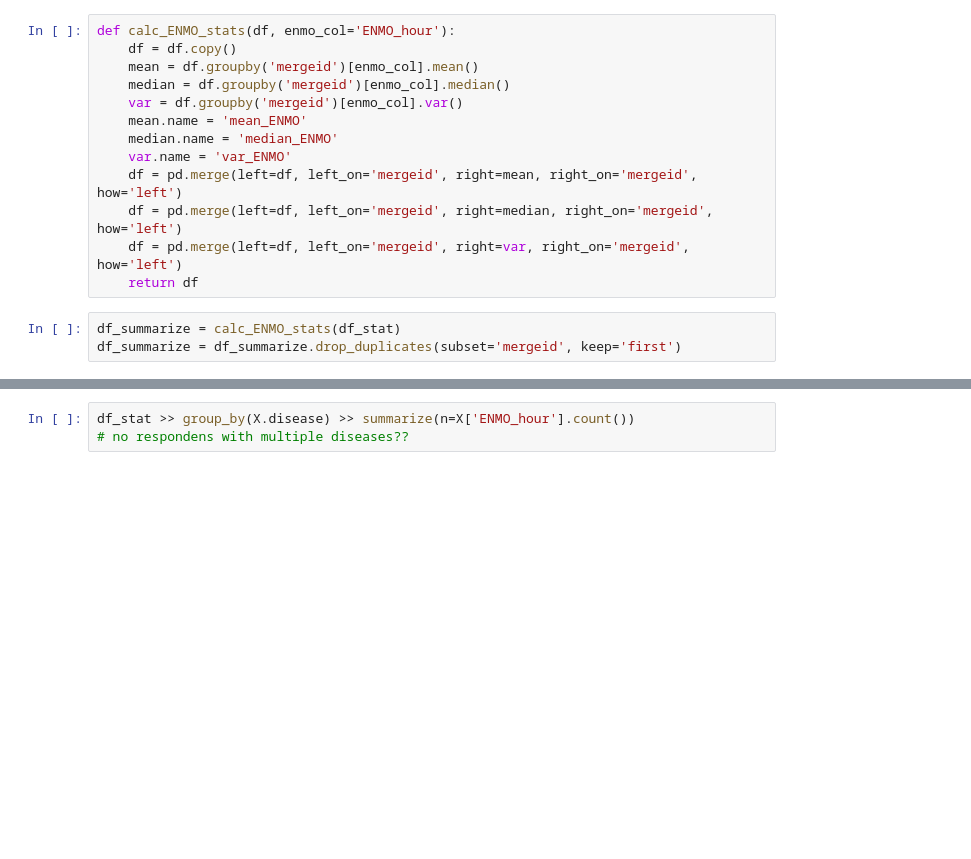
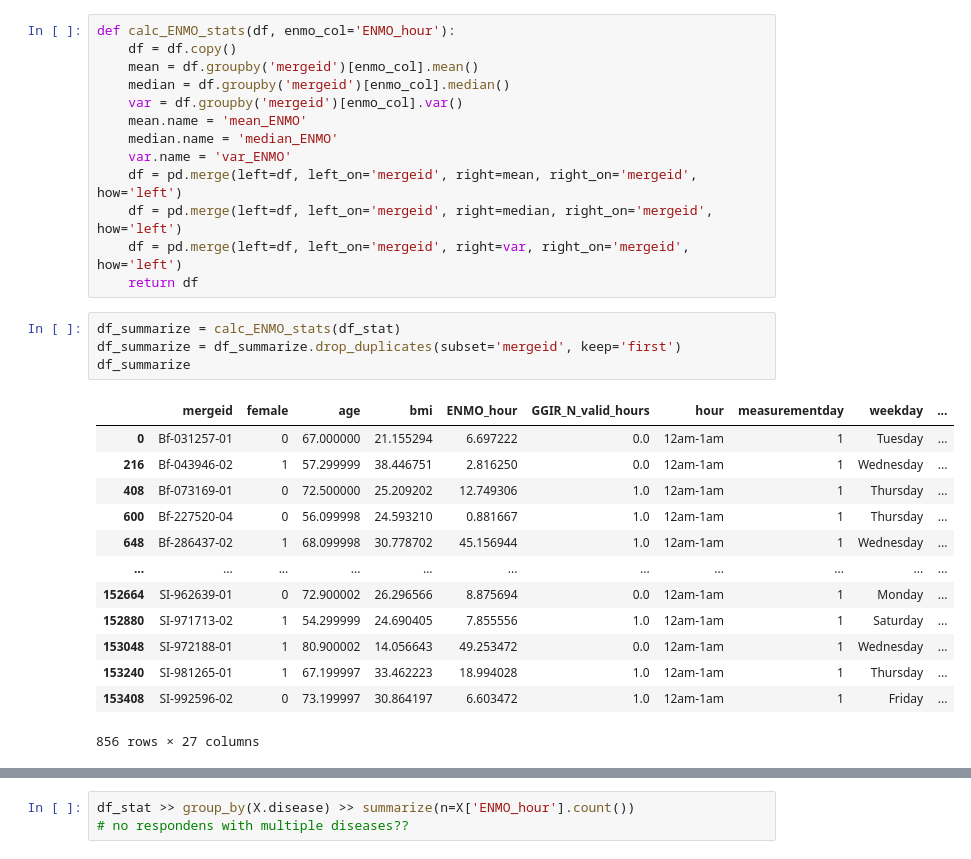
Before and after one commit to niklasprobul/share_wave_8, a Jupyter notebook: ENMO_stat.ipynb, the cells around one changed output, grey strips where cells are left out. Cells and saved outputs as stored; diff of their text form; blank space fills up the shorter version.

```diff
--- a/ENMO_stat.ipynb
+++ b/ENMO_stat.ipynb
@@ -178,3 +178,18 @@ def calc_ENMO_stats(df, enmo_col='ENMO_hour'):
 # %%
 df_summarize = calc_ENMO_stats(df_stat)
 df_summarize = df_summarize.drop_duplicates(subset='mergeid', keep='first')
+df_summarize
+# %% [output]
+|  | mergeid | female | age | bmi | ENMO_hour | GGIR_N_valid_hours | hour | measurementday | weekday | ... |
+| 0 | Bf-031257-01 | 0 | 67.000000 | 21.155294 | 6.697222 | 0.0 | 12am-1am | 1 | Tuesday | ... |
+| 216 | Bf-043946-02 | 1 | 57.299999 | 38.446751 | 2.816250 | 0.0 | 12am-1am | 1 | Wednesday | ... |
+| 408 | Bf-073169-01 | 0 | 72.500000 | 25.209202 | 12.749306 | 1.0 | 12am-1am | 1 | Thursday | ... |
+| 600 | Bf-227520-04 | 0 | 56.099998 | 24.593210 | 0.881667 | 1.0 | 12am-1am | 1 | Thursday | ... |
+| 648 | Bf-286437-02 | 1 | 68.099998 | 30.778702 | 45.156944 | 1.0 | 12am-1am | 1 | Wednesday | ... |
+| ... | ... | ... | ... | ... | ... | ... | ... | ... | ... | ... |
+| 152664 | SI-962639-01 | 0 | 72.900002 | 26.296566 | 8.875694 | 0.0 | 12am-1am | 1 | Monday | ... |
+| 152880 | SI-971713-02 | 1 | 54.299999 | 24.690405 | 7.855556 | 1.0 | 12am-1am | 1 | Saturday | ... |
+| 153048 | SI-972188-01 | 1 | 80.900002 | 14.056643 | 49.253472 | 0.0 | 12am-1am | 1 | Wednesday | ... |
+| 153240 | SI-981265-01 | 1 | 67.199997 | 33.462223 | 18.994028 | 1.0 | 12am-1am | 1 | Thursday | ... |
+| 153408 | SI-992596-02 | 0 | 73.199997 | 30.864197 | 6.603472 | 1.0 | 12am-1am | 1 | Friday | ... |
+856 rows × 27 columns
```
Also changed, not shown: parts of 2 cells of this notebook.
